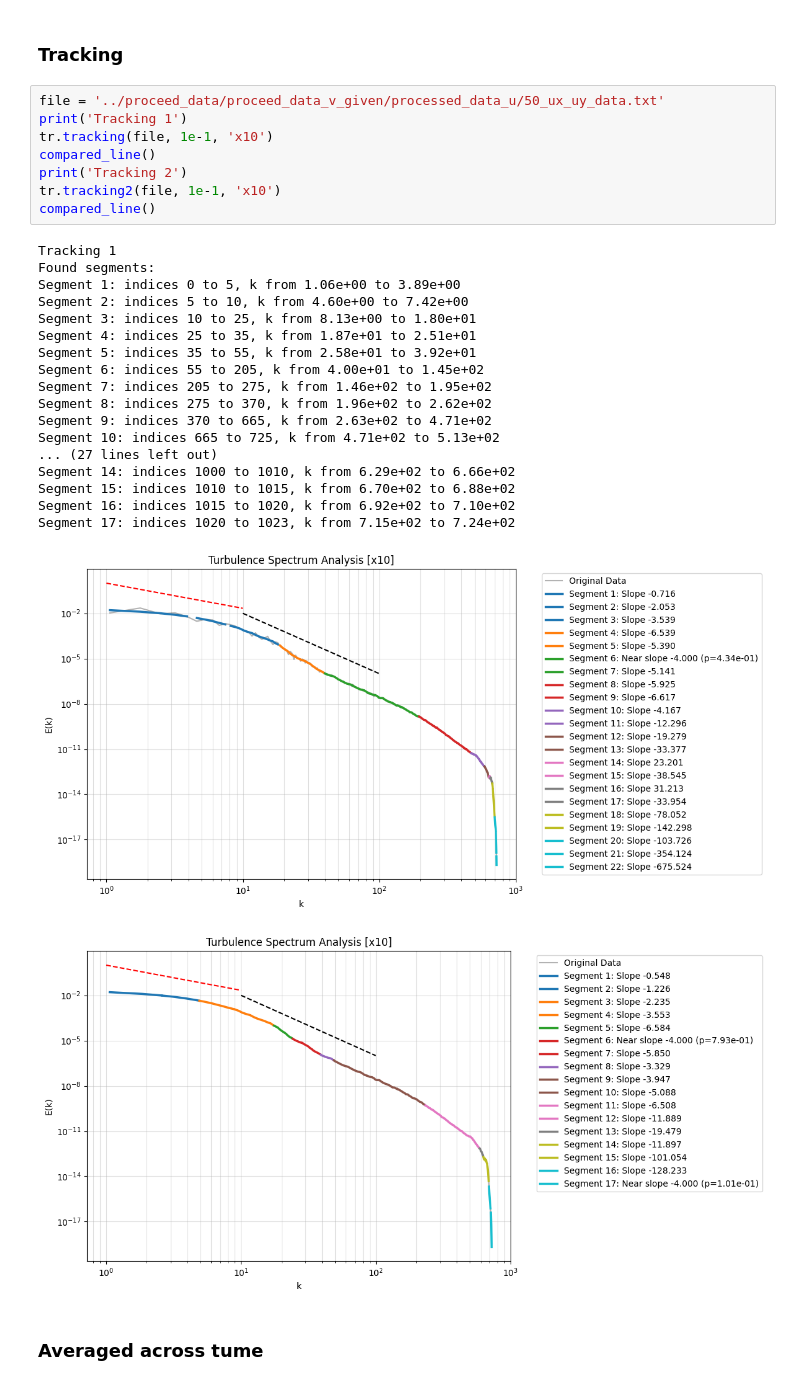
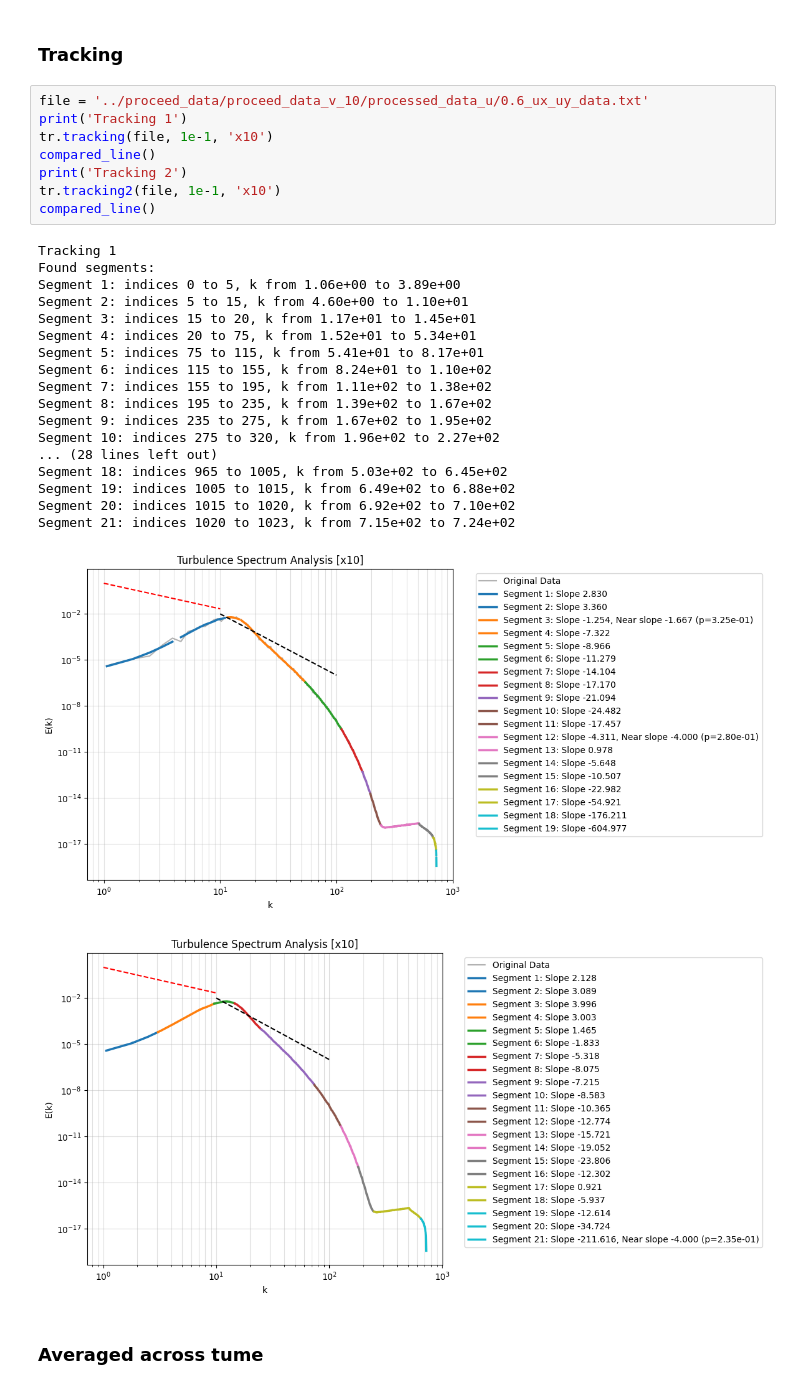
Before and after one commit to red1ithink/EnergySpectrum, a Jupyter notebook: tracking_range.ipynb, the cells around one changed output. Saved outputs shown, nothing was run; the diff lists cells and outputs as text.

```diff
--- a/tracking_range.ipynb
+++ b/tracking_range.ipynb
@@ -62,33 +62,33 @@ plt.show()
 # %% [markdown]
 ### Tracking ###
 # %%
-file = '../proceed_data/proceed_data_v_given/processed_data_u/50_ux_uy_data.txt'
+file = '../proceed_data/proceed_data_v_10/processed_data_u/0.6_ux_uy_data.txt'
 print('Tracking 1')
 tr.tracking(file, 1e-1, 'x10')
 compared_line()
 print('Tracking 2')
 tr.tracking2(file, 1e-1, 'x10')
 compared_line()
 # %% [output]
 Tracking 1
 Found segments:
 Segment 1: indices 0 to 5, k from 1.06e+00 to 3.89e+00
-Segment 2: indices 5 to 10, k from 4.60e+00 to 7.42e+00
-Segment 3: indices 10 to 25, k from 8.13e+00 to 1.80e+01
-Segment 4: indices 25 to 35, k from 1.87e+01 to 2.51e+01
-Segment 5: indices 35 to 55, k from 2.58e+01 to 3.92e+01
-Segment 6: indices 55 to 205, k from 4.00e+01 to 1.45e+02
-Segment 7: indices 205 to 275, k from 1.46e+02 to 1.95e+02
-Segment 8: indices 275 to 370, k from 1.96e+02 to 2.62e+02
-Segment 9: indices 370 to 665, k from 2.63e+02 to 4.71e+02
-Segment 10: indices 665 to 725, k from 4.71e+02 to 5.13e+02
-... (27 lines left out)
-Segment 14: indices 1000 to 1010, k from 6.29e+02 to 6.66e+02
-Segment 15: indices 1010 to 1015, k from 6.70e+02 to 6.88e+02
-Segment 16: indices 1015 to 1020, k from 6.92e+02 to 7.10e+02
-Segment 17: indices 1020 to 1023, k from 7.15e+02 to 7.24e+02
+Segment 2: indices 5 to 15, k from 4.60e+00 to 1.10e+01
+Segment 3: indices 15 to 20, k from 1.17e+01 to 1.45e+01
+Segment 4: indices 20 to 75, k from 1.52e+01 to 5.34e+01
+Segment 5: indices 75 to 115, k from 5.41e+01 to 8.17e+01
+Segment 6: indices 115 to 155, k from 8.24e+01 to 1.10e+02
+Segment 7: indices 155 to 195, k from 1.11e+02 to 1.38e+02
+Segment 8: indices 195 to 235, k from 1.39e+02 to 1.67e+02
+Segment 9: indices 235 to 275, k from 1.67e+02 to 1.95e+02
+Segment 10: indices 275 to 320, k from 1.96e+02 to 2.27e+02
+... (28 lines left out)
+Segment 18: indices 965 to 1005, k from 5.03e+02 to 6.45e+02
+Segment 19: indices 1005 to 1015, k from 6.49e+02 to 6.88e+02
+Segment 20: indices 1015 to 1020, k from 6.92e+02 to 7.10e+02
+Segment 21: indices 1020 to 1023, k from 7.15e+02 to 7.24e+02
-[figure, old version]
+[figure, new version]
-[figure, old version]
+[figure, new version]
 # %% [markdown]
 ### Averaged across tume ###
 # %%
```
Also changed, not shown: 1 other file.
